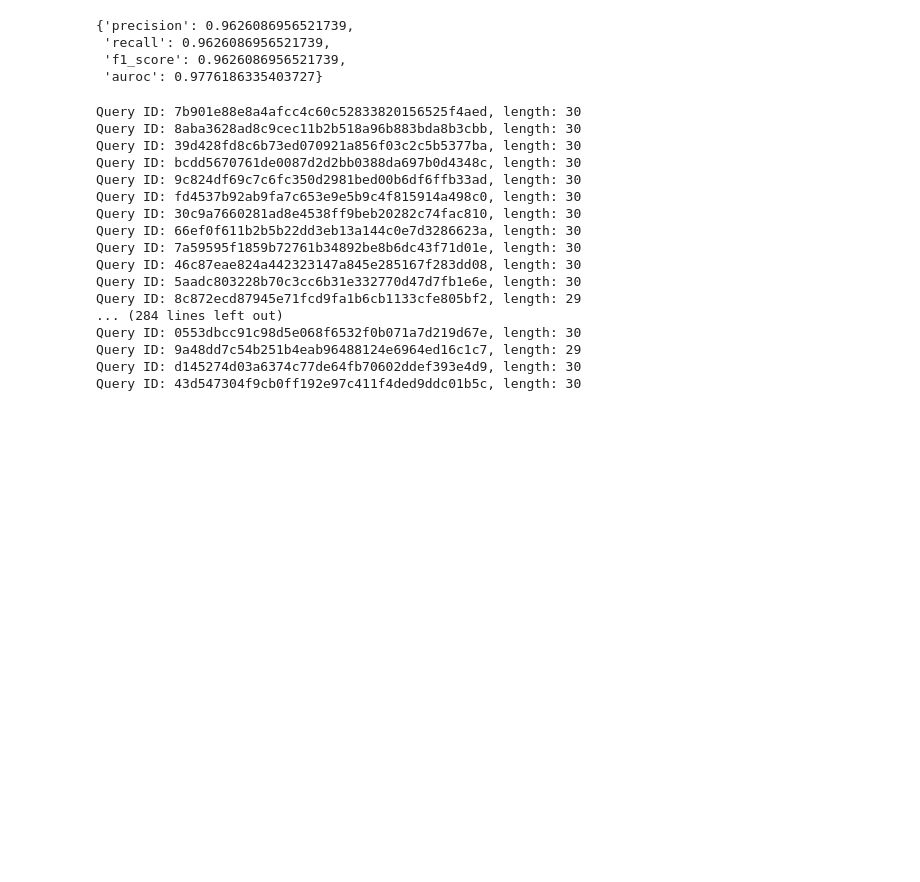
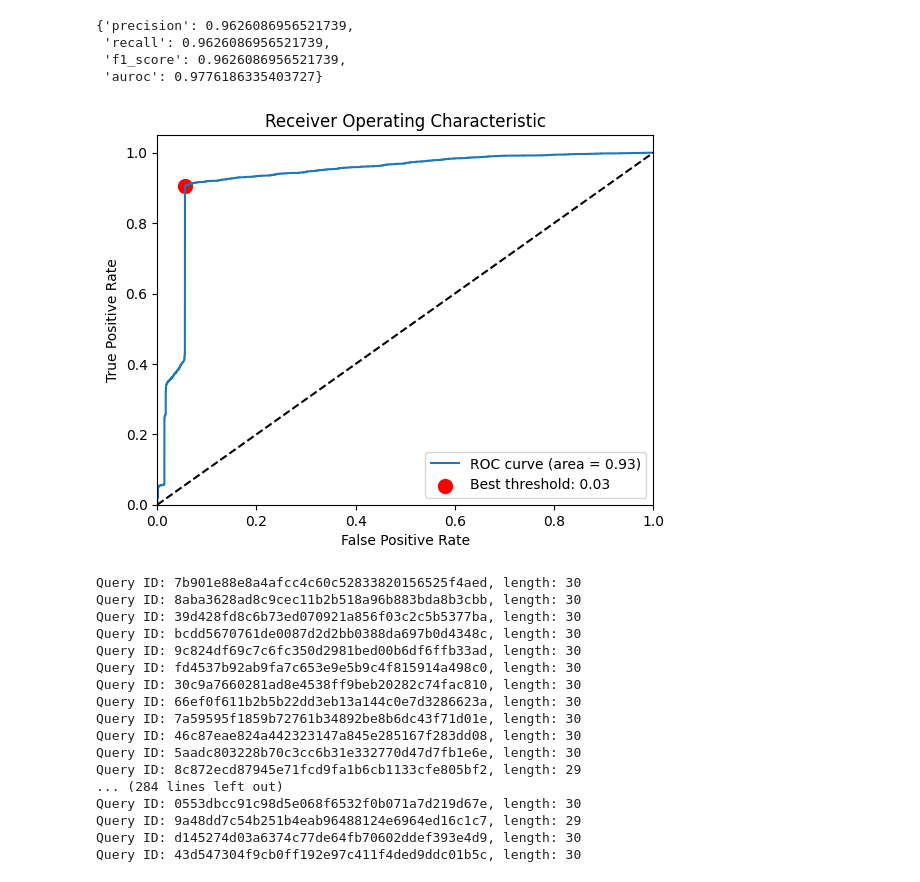
Before and after one commit to philomenecrl/BE2-datascience, a Jupyter notebook: browser.ipynb, the cells around one changed output. Cells and saved outputs as stored; diff of their text form; code cells hidden in the pictures; blank space fills up the shorter version.

Commit message:
add roc curve

```diff
--- a/browser.ipynb
+++ b/browser.ipynb
@@ -348,6 +393,86 @@ metrics
  'recall': 0.9626086956521739,
  'f1_score': 0.9626086956521739,
  'auroc': 0.9776186335403727}
+# %%
+from sklearn.metrics import roc_auc_score, roc_curve
+from tqdm.notebook import tqdm
+import matplotlib.pyplot as plt
+
+def get_logits(
+    browser,
+    qrels_valid,
+    queries_embeddings,
+    corpus_embeddings,
+    encoder,
+    ppr_dict,
+    beta=0.9,
+    temperature=2.0,
+    top_k=30,
+):
+    preds = []
+    targets = []
+
+    for query_id in tqdm(qrels_valid.keys()):
+        q_embedding = {query_id: queries_embeddings[query_id]}
+        c_embedding =  {doc_id: corpus_embeddings[doc_id] for doc_id in qrels_valid[query_id].keys()}
+        ppr = ppr_dict[query_id]
+
+        results = browser(q_embedding, c_embedding, encoder, ppr, beta=beta, temperature=temperature, top_k=top_k)
+
+        preds.extend(list(dict(sorted(results.items())).values()))
+        targets.extend(list(dict(sorted(qrels_valid[query_id].items())).values()))
+
+    y_pred = np.array(preds)
+    y_true = np.array(targets)
+    return y_true, y_pred
+
+def get_best_threshold(y_true, y_pred):
+    fpr, tpr, thresholds = roc_curve(y_true, y_pred)
+
+    # Youden's J statistic
+    J = tpr - fpr
+    best_idx = np.argmax(J)
+
+    return thresholds[best_idx], fpr[best_idx], tpr[best_idx]
+
+def plot_auroc(y_true: np.ndarray, y_pred: np.ndarray):
+
+    auc = roc_auc_score(y_true, y_pred)
+    fpr, tpr, thresholds = roc_curve(y_true, y_pred)
+
+    # Youden's J statistic
+    J = tpr - fpr
+    best_idx = np.argmax(J)
+    best_threshold = thresholds[best_idx]
+
+    plt.figure()
+    plt.plot(fpr, tpr, label=f'ROC curve (area = {auc:.2f})')
+    plt.scatter(fpr[best_idx], tpr[best_idx], s=100, c='red', label=f'Best threshold: {best_threshold:.2f}')
+    plt.plot([0, 1], [0, 1], 'k--')
+    plt.xlim([0.0, 1.0])
+    plt.ylim([0.0, 1.05])
+    plt.xlabel('False Positive Rate')
+    plt.ylabel('True Positive Rate')
+    plt.title('Receiver Operating Characteristic')
+    plt.legend(loc="lower right")
+    plt.show()
+
+    return best_threshold
+
+y_true, y_pred = get_logits(
+    browser,
+    qrels_valid,
+    queries_embeddings,
+    corpus_embeddings,
+    encoder,
+    ppr_dict,
+    beta=0.99,
+    temperature=3.0,
+)
+
+best_threshold = plot_auroc(y_true=y_true, y_pred=y_pred)
+# %% [output]
+[figure, added]
 # %%
 test_queries = load_test('data/test_final.tsv')
 for id in test_queries.keys():
```
Also changed, not shown: parts of 7 cells of this notebook.
